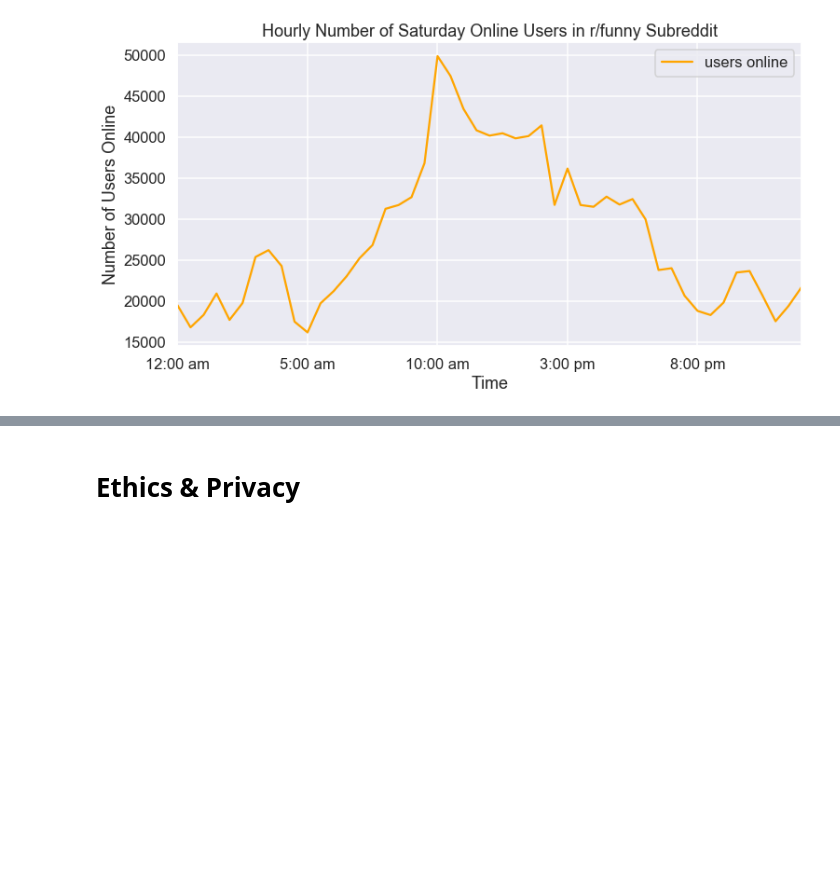
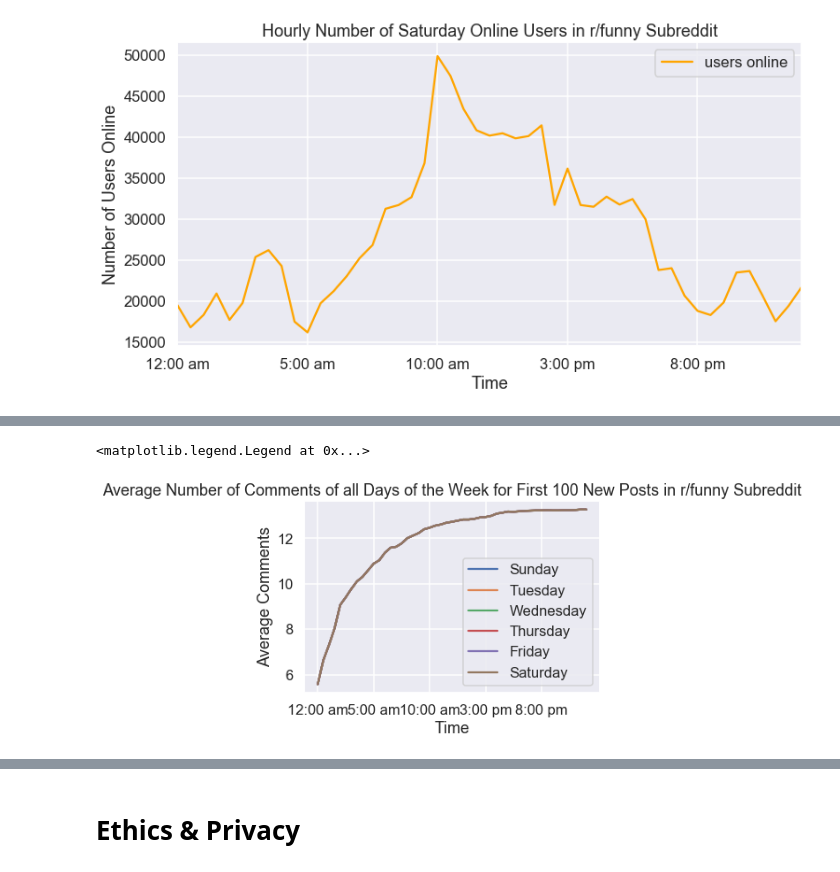
Before and after one commit to cs1212/COGS108_Reddit-Data-Analysis, a Jupyter notebook: FinalProject.ipynb, the cells around one changed output, grey strips where cells are left out. Saved outputs shown, nothing was run; the diff lists cells and outputs as text; code cells hidden in the pictures; blank space fills up the shorter version.

```diff
--- a/FinalProject.ipynb
+++ b/FinalProject.ipynb
@@ -552,0 +569,16 @@ legend.get_texts()[0].set_text('users online')
+# %%
+plt.plot(df_Sunday_mean_comments, label = 'Sunday')
+#plt.plot(df_Monday_mean_comments, label = 'Monday')
+plt.plot(df_Tuesday_mean_comments, label = 'Tuesday')
+plt.plot(df_Wednesday_mean_comments, label = 'Wednesday')
+plt.plot(df_Thursday_mean_comments, label = 'Thursday')
+plt.plot(df_Friday_mean_comments, label = 'Friday')
+plt.plot(df_Saturday_mean_comments, label = 'Saturday')
+plt.xticks(np.arange(0, 49, 10))
+plt.title('Average Number of Comments of all Days of the Week for First 100 New Posts in r/funny Subreddit')
+plt.xlabel('Time')
+plt.ylabel('Average Comments')
+plt.legend(loc='lower right')
+# %% [output]
+<matplotlib.legend.Legend at 0x...>
+[figure, added]
```
Also changed, not shown: parts of 3 cells of this notebook.
